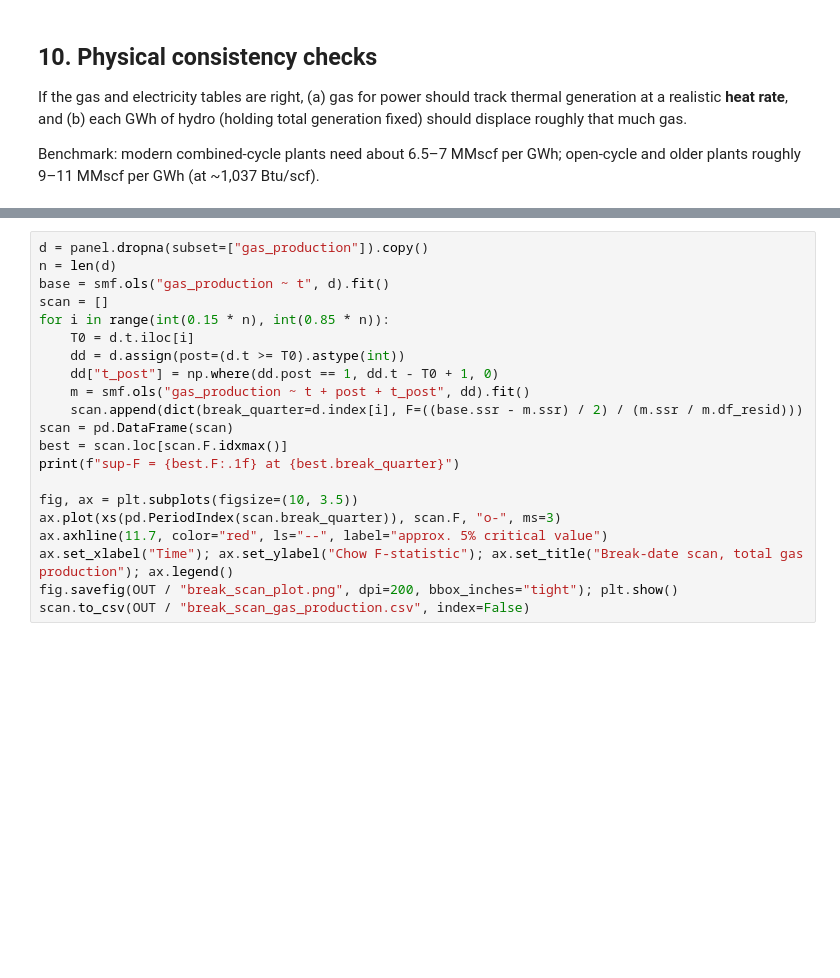
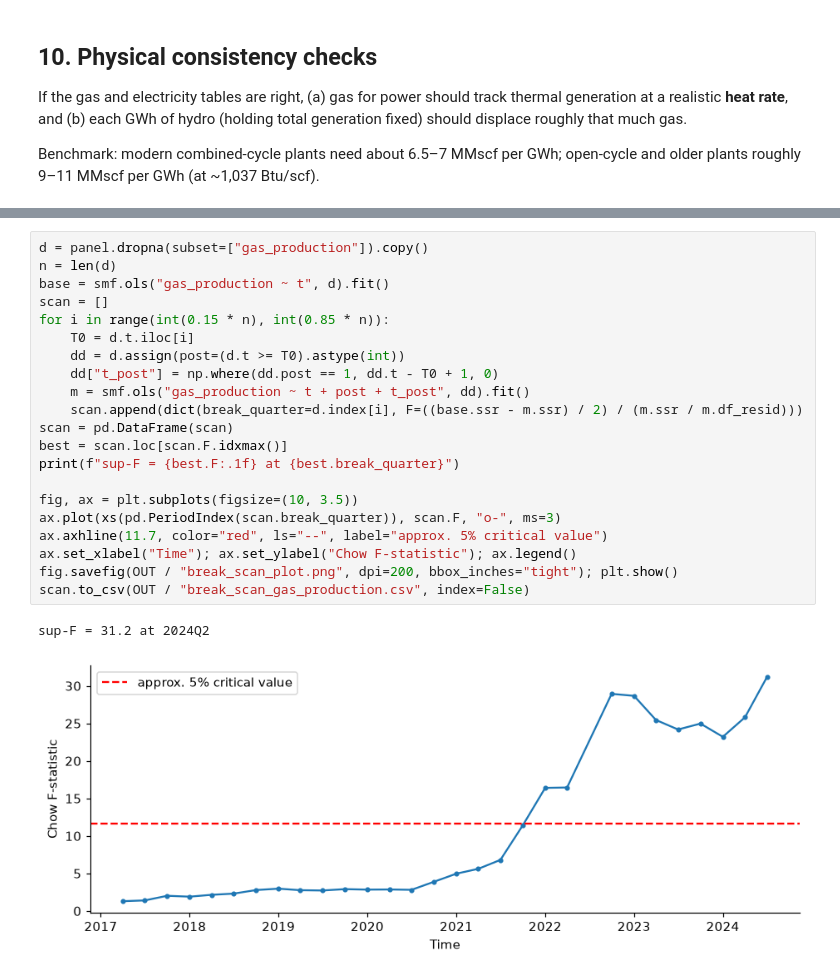
Before and after one commit to AbbotAntony/tanzania-gas-hydro-displacement, a Jupyter notebook: hydro_displacement_its.ipynb, the cells around one changed output, grey strips where cells are left out. Saved outputs shown, nothing was run; the diff lists cells and outputs as text; blank space fills up the shorter version.

```diff
--- a/hydro_displacement_its.ipynb
+++ b/hydro_displacement_its.ipynb
@@ -318,21 +443,24 @@ Fit the segmented model at every candidate break date (15% trimming) on the 42-q
 # %%
 d = panel.dropna(subset=["gas_production"]).copy()
 n = len(d)
 base = smf.ols("gas_production ~ t", d).fit()
 scan = []
 for i in range(int(0.15 * n), int(0.85 * n)):
     T0 = d.t.iloc[i]
     dd = d.assign(post=(d.t >= T0).astype(int))
     dd["t_post"] = np.where(dd.post == 1, dd.t - T0 + 1, 0)
     m = smf.ols("gas_production ~ t + post + t_post", dd).fit()
     scan.append(dict(break_quarter=d.index[i], F=((base.ssr - m.ssr) / 2) / (m.ssr / m.df_resid)))
 scan = pd.DataFrame(scan)
 best = scan.loc[scan.F.idxmax()]
 print(f"sup-F = {best.F:.1f} at {best.break_quarter}")
 
 fig, ax = plt.subplots(figsize=(10, 3.5))
 ax.plot(xs(pd.PeriodIndex(scan.break_quarter)), scan.F, "o-", ms=3)
 ax.axhline(11.7, color="red", ls="--", label="approx. 5% critical value")
-ax.set_xlabel("Time"); ax.set_ylabel("Chow F-statistic"); ax.set_title("Break-date scan, total gas production"); ax.legend()
+ax.set_xlabel("Time"); ax.set_ylabel("Chow F-statistic"); ax.legend()
 fig.savefig(OUT / "break_scan_plot.png", dpi=200, bbox_inches="tight"); plt.show()
 scan.to_csv(OUT / "break_scan_gas_production.csv", index=False)
+# %% [output]
+sup-F = 31.2 at 2024Q2
+[figure, added]
```
Also changed, not shown: parts of 37 cells of this notebook.
